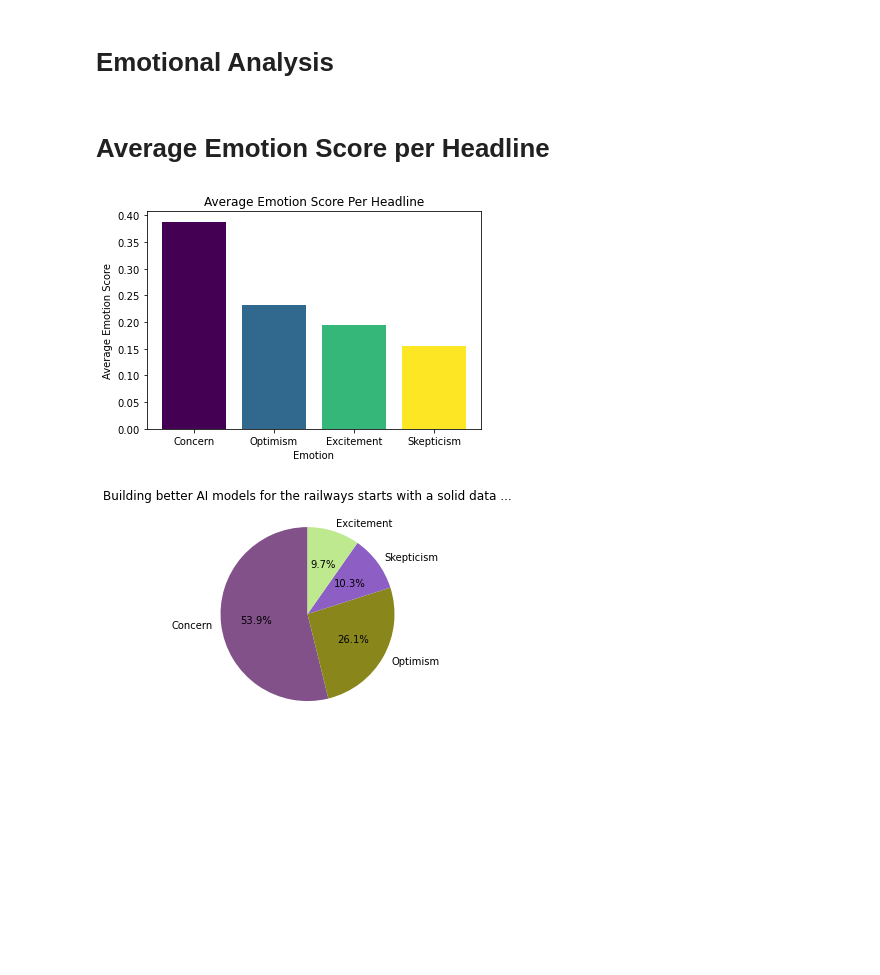
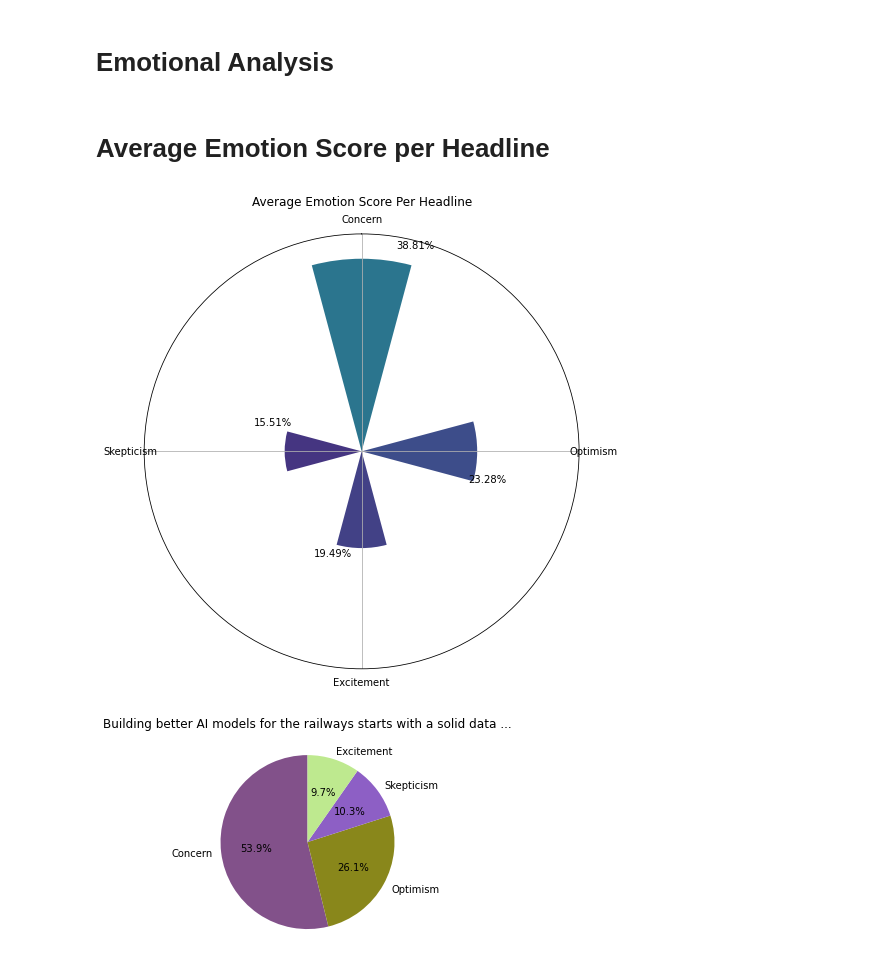
Before and after one commit to ArjunRajpal123/datathon-breaking-bad-data, a Jupyter notebook: emotion_distributions.ipynb, the cells around one changed output. Saved outputs shown, nothing was run; the diff lists cells and outputs as text; code cells hidden in the pictures; blank space fills up the shorter version.

```diff
--- a/emotion_distributions.ipynb
+++ b/emotion_distributions.ipynb
@@ -1,5 +1,5 @@
-# %% [markdown]
-# Emotional Analysis
+# %% [markdown]
+# Emotional Analysis
 # %%
 import pandas as pd
 import re
@@ -12,34 +12,55 @@ for i in range(len(data)):
     data.at[i, 'emotions'] = re.findall('\w+', data.at[i, 'emotions'])
 
 data['emotion_scores'] = data['emotion_scores'].apply(lambda x: list(map(float, re.findall(r'\d+\.\d+', x))) if pd.notnull(x) else [])
-# %% [markdown]
-# Average Emotion Score per Headline
+# %% [markdown]
+# Average Emotion Score per Headline
 # %%
-dictionary = {'Concern':0,'Skepticism':0,'Excitement':0,'Optimism':0}
+dictionary = {'Concern': 0, 'Skepticism': 0, 'Excitement': 0, 'Optimism': 0}
+
+# Assuming 'data' is your DataFrame containing emotions and scores
 for k in range(len(data)):
     for i in range(4):
         if data.iloc[k]['emotions'][i] == 'Concern':
             dictionary['Concern'] += data.iloc[k]['emotion_scores'][i]
         if data.iloc[k]['emotions'][i] == 'Skepticism':
             dictionary['Skepticism'] += data.iloc[k]['emotion_scores'][i]
         if data.iloc[k]['emotions'][i] == 'Excitement':
             dictionary['Excitement'] += data.iloc[k]['emotion_scores'][i]
-        if data.iloc[k]['emotions'][i]== 'Optimism':
+        if data.iloc[k]['emotions'][i] == 'Optimism':
             dictionary['Optimism'] += data.iloc[k]['emotion_scores'][i]
+
 values = list(map(lambda x: x / 10000, list(dictionary.values())))
 keys = list(dictionary.keys())
+
 sorted_data = sorted(zip(keys, values), key=lambda x: x[1], reverse=True)
 sorted_keys, sorted_values = zip(*sorted_data)
-bar_colors = plt.cm.viridis(np.linspace(0, 1, len(sorted_keys)))
 
-plt.figure()
-plt.bar(sorted_keys, sorted_values, color=bar_colors)
-plt.ylabel('Average Emotion Score')
-plt.xlabel('Emotion')
-plt.title('Average Emotion Score Per Headline')
+fig, ax = plt.subplots(figsize=(8, 8), subplot_kw=dict(polar=True))
+
+theta = np.linspace(0, 2 * np.pi, len(sorted_keys), endpoint=False).tolist()
+width = np.pi / (len(sorted_keys) + 2)  # Increase the denominator for narrower bars
+
+bars = ax.bar(theta, sorted_values, width=width, bottom=0.0, color=plt.cm.viridis(sorted_values))
+
+ax.set_theta_zero_location('N')
+ax.set_theta_direction(-1)
+
+ax.set_xticks(theta)
+ax.set_xticklabels(sorted_keys)
+
+max_bar_height = max(sorted_values)
+ax.set_ylim(0, max_bar_height + 0.05)  # Adjust the padding to reduce white space
+
+ax.set_title('Average Emotion Score Per Headline', va='bottom')
+ax.yaxis.set_visible(False)  # Hide radial axis
+
+for i, (bar, value) in enumerate(zip(bars, sorted_values)):
+    theta_mid = theta[i] + width / 2.0
+    ax.text(theta_mid, bar.get_height() + 0.03, f'{value:.2%}', ha='center', va='bottom')
+
 plt.show()
 # %% [output]
-[figure, old version]
+[figure, new version]
 # %%
 num = np.random.randint(10000)
 emotion = data.iloc[num].emotions
```
Also changed, not shown: parts of 1 cell of this notebook.
